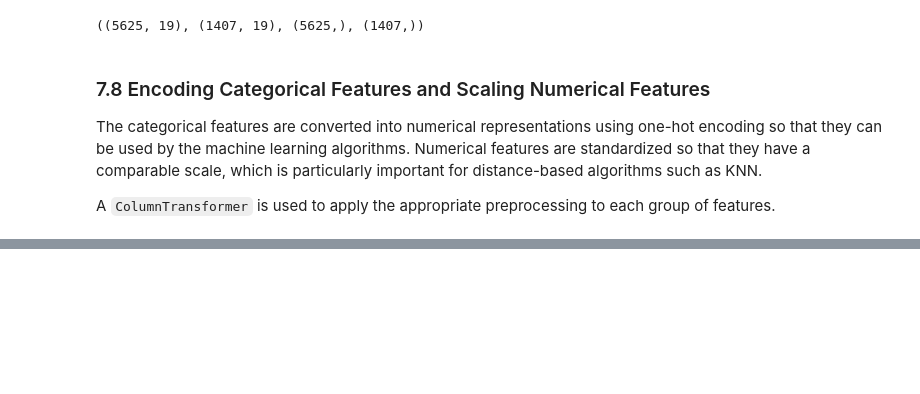
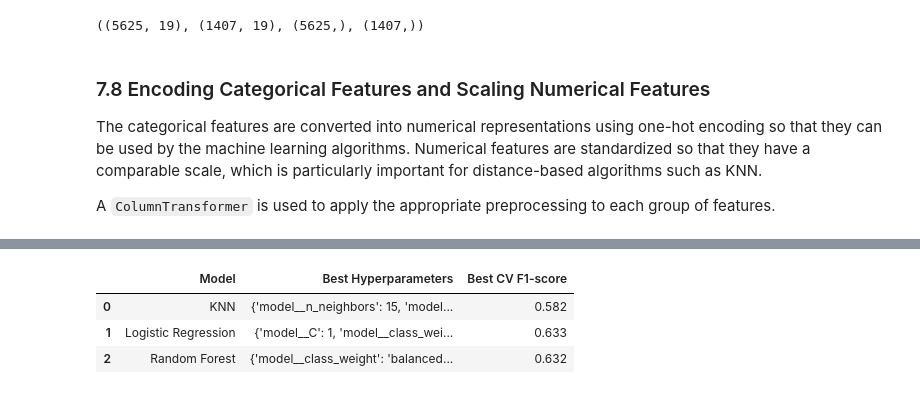
Before and after one commit to nadijaranawaka/Machine-Learning-Coursework, a Jupyter notebook: notebooks/telco_churn_analysis.ipynb, the cells around one changed output, grey strips where cells are left out. Cells and saved outputs as stored; diff of their text form; code cells hidden in the pictures; blank space fills up the shorter version.

```diff
--- a/notebooks/telco_churn_analysis.ipynb
+++ b/notebooks/telco_churn_analysis.ipynb
@@ -536,0 +720,22 @@ preprocessor = ColumnTransformer(
+# %%
+rf_pipeline = Pipeline([
+    ("preprocessor", preprocessor),
+    ("model", RandomForestClassifier(random_state=42))
+])
+
+rf_param_grid = {
+    "model__n_estimators": [100],
+    "model__max_depth": [None, 10, 20],
+    "model__min_samples_split": [2, 5],
+    "model__class_weight": [None, "balanced"]
+}
+
+rf_search = GridSearchCV(
+    estimator=rf_pipeline,
+    param_grid=rf_param_grid,
+    scoring="f1",
+    cv=5,
+    n_jobs=-1
+)
+
+rf_search.fit(X_train, y_train)
@@ -536,0 +876,25 @@ preprocessor = ColumnTransformer(
+# %%
+best_settings = pd.DataFrame([
+    {
+        "Model": "KNN",
+        "Best Hyperparameters": str(knn_search.best_params_),
+        "Best CV F1-score": knn_search.best_score_
+    },
+    {
+        "Model": "Logistic Regression",
+        "Best Hyperparameters": str(logreg_search.best_params_),
+        "Best CV F1-score": logreg_search.best_score_
+    },
+    {
+        "Model": "Random Forest",
+        "Best Hyperparameters": str(rf_search.best_params_),
+        "Best CV F1-score": rf_search.best_score_
+    }
+])
+
+best_settings.round(3)
+# %% [output]
+|  | Model | Best Hyperparameters | Best CV F1-score |
+| 0 | KNN | {'model__n_neighbors': 15, 'model... | 0.582 |
+| 1 | Logistic Regression | {'model__C': 1, 'model__class_wei... | 0.633 |
+| 2 | Random Forest | {'model__class_weight': 'balanced... | 0.632 |
```
Also changed, not shown: parts of 23 cells of this notebook.
